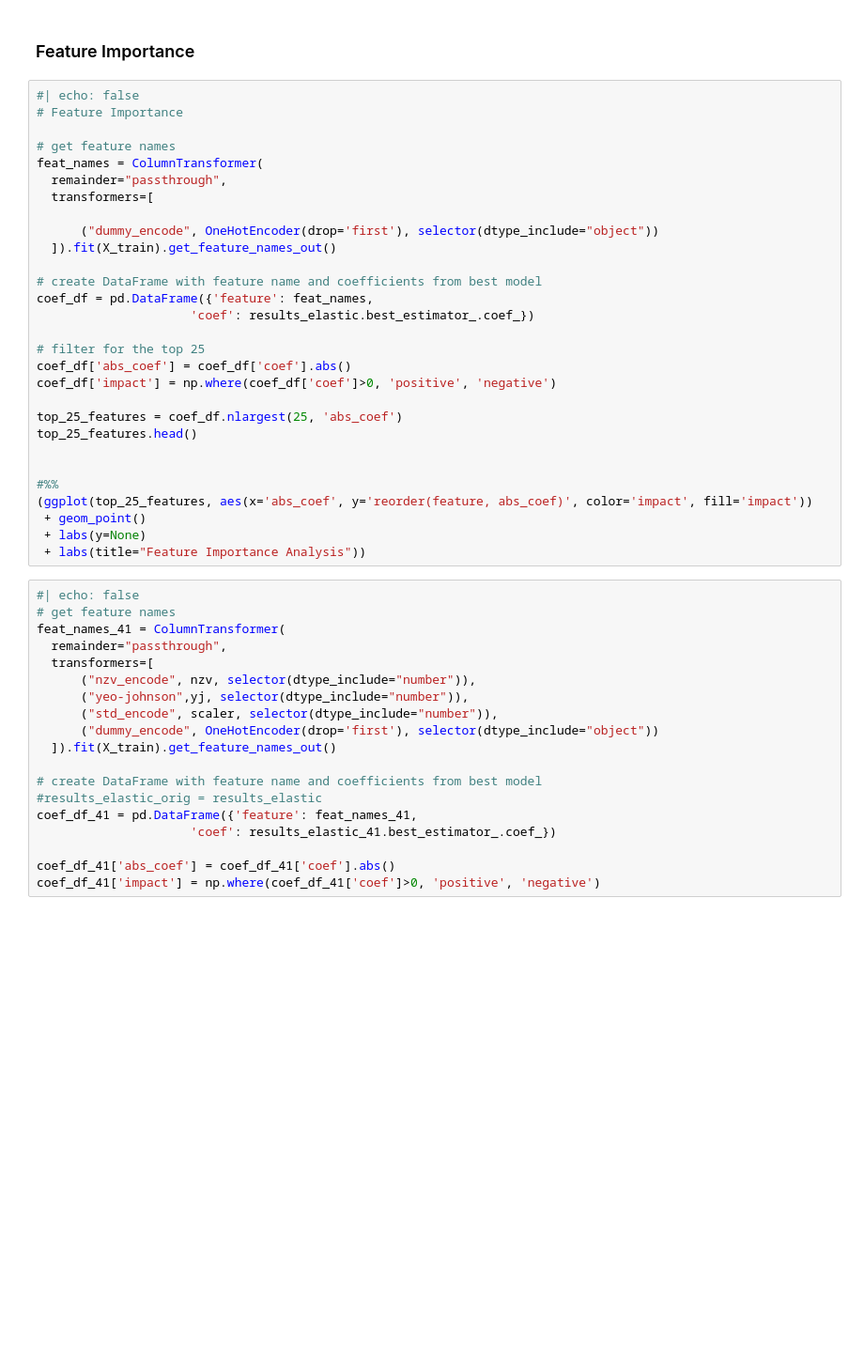
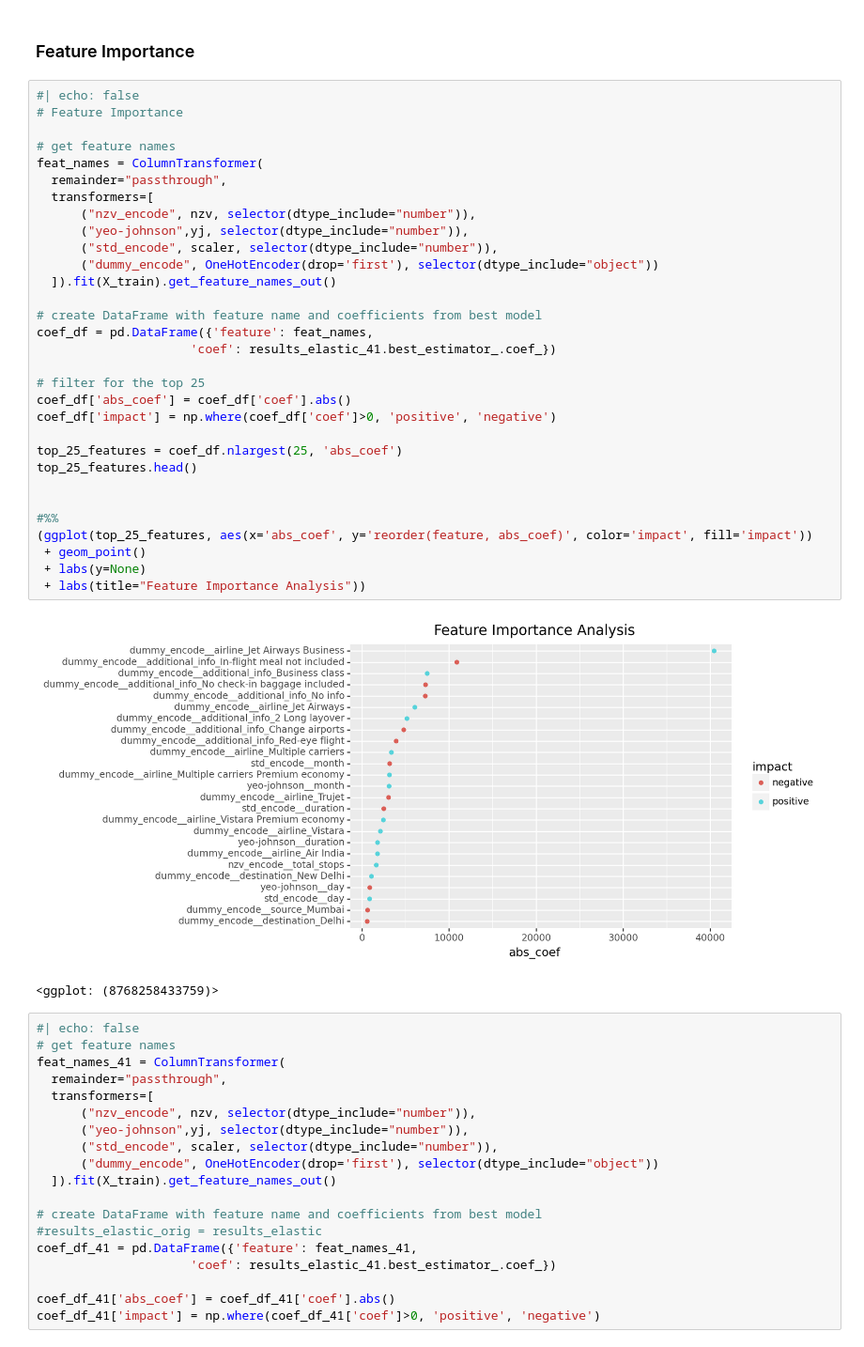
Before and after one commit to aeprogress/flights-price-ml, a Jupyter notebook: src/main.ipynb, the cells around one changed output. Shown at 94% size. Drawn from its saved outputs; the diff is of its cells as text; blank space fills up the shorter version.

```diff
--- a/src/main.ipynb
+++ b/src/main.ipynb
@@ -618,32 +661,37 @@ No more linear models to try...
 # %%
 #| echo: false
 # Feature Importance
 
 # get feature names
 feat_names = ColumnTransformer(
   remainder="passthrough",
   transformers=[
-
+      ("nzv_encode", nzv, selector(dtype_include="number")),
+      ("yeo-johnson",yj, selector(dtype_include="number")),
+      ("std_encode", scaler, selector(dtype_include="number")),
       ("dummy_encode", OneHotEncoder(drop='first'), selector(dtype_include="object"))
   ]).fit(X_train).get_feature_names_out()
 
 # create DataFrame with feature name and coefficients from best model
 coef_df = pd.DataFrame({'feature': feat_names,
-                     'coef': results_elastic.best_estimator_.coef_})
+                     'coef': results_elastic_41.best_estimator_.coef_})
 
 # filter for the top 25
 coef_df['abs_coef'] = coef_df['coef'].abs()
 coef_df['impact'] = np.where(coef_df['coef']>0, 'positive', 'negative')
 
 top_25_features = coef_df.nlargest(25, 'abs_coef')
 top_25_features.head()
 
 
 #%%
 (ggplot(top_25_features, aes(x='abs_coef', y='reorder(feature, abs_coef)', color='impact', fill='impact'))
  + geom_point()
  + labs(y=None)
  + labs(title="Feature Importance Analysis"))
+# %% [output]
+[figure, added]
+<ggplot: (8768258433759)>
 # %%
 #| echo: false
 # get feature names
```
Also changed, not shown: parts of 18 cells of this notebook, 1 other file.
